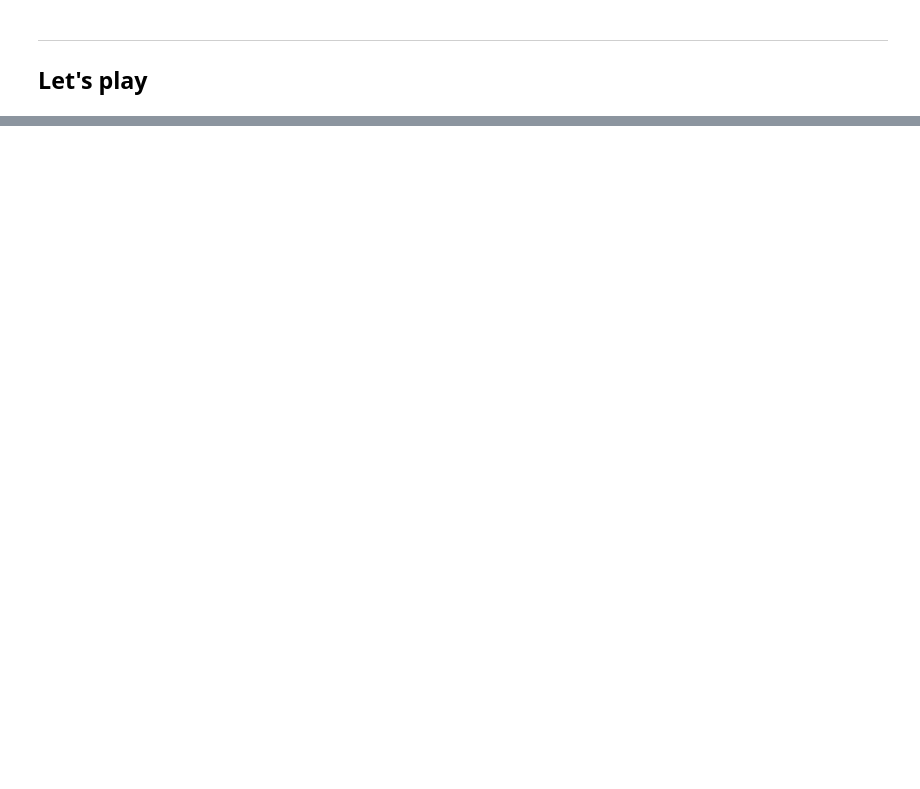
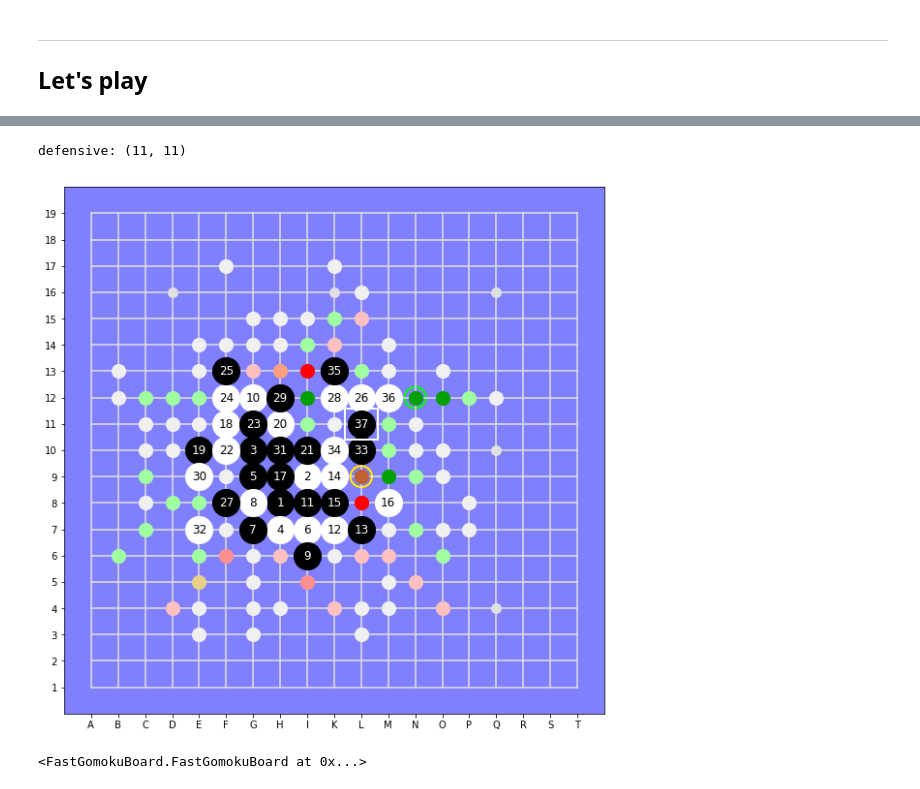
Before and after one commit to Project-Ellie/tutorials, a Jupyter notebook: other_stuff/DeepGomoku/GoMoku.ipynb, the cells around one changed output, grey strips where cells are left out. Drawn from its saved outputs; the diff is of its cells as text; code cells hidden in the pictures; blank space fills up the shorter version.

Commit message:
First game against a naive agent

```diff
--- a/other_stuff/DeepGomoku/GoMoku.ipynb
+++ b/other_stuff/DeepGomoku/GoMoku.ipynb
@@ -80,0 +99,29 @@ board.display(score='current');
+# %%
+class NaiveAgent:
+    def move(self,board):
+        choice = (10, 10)
+        top5 = board.top(5)
+        o,d,od=top5[0], top5[1], top5[2]
+        to, td, tod = o[0], d[0], od[0]
+        if td[1] >= 3:
+            choice = td[0]
+            print("defensive: (%s, %s)" % choice)
+        elif to[1] >= 3:
+            choice = to[0]
+            print("offensive: (%s, %s)" % choice)
+        else:
+            choice = tod[0]
+            print("combined: (%s, %s)" % choice)
+        board.set(*choice)
+# %%
+lee = NaiveAgent()
+# %%
+lee.move(board)
+board.display()
+# %% [output]
+defensive: (11, 11)
+[figure, added]
+# %%
+board.set(M, 12)
+# %% [output]
+<FastGomokuBoard.FastGomokuBoard at 0x...>
```
Also changed, not shown: parts of 3 cells of this notebook, 1 other file.
